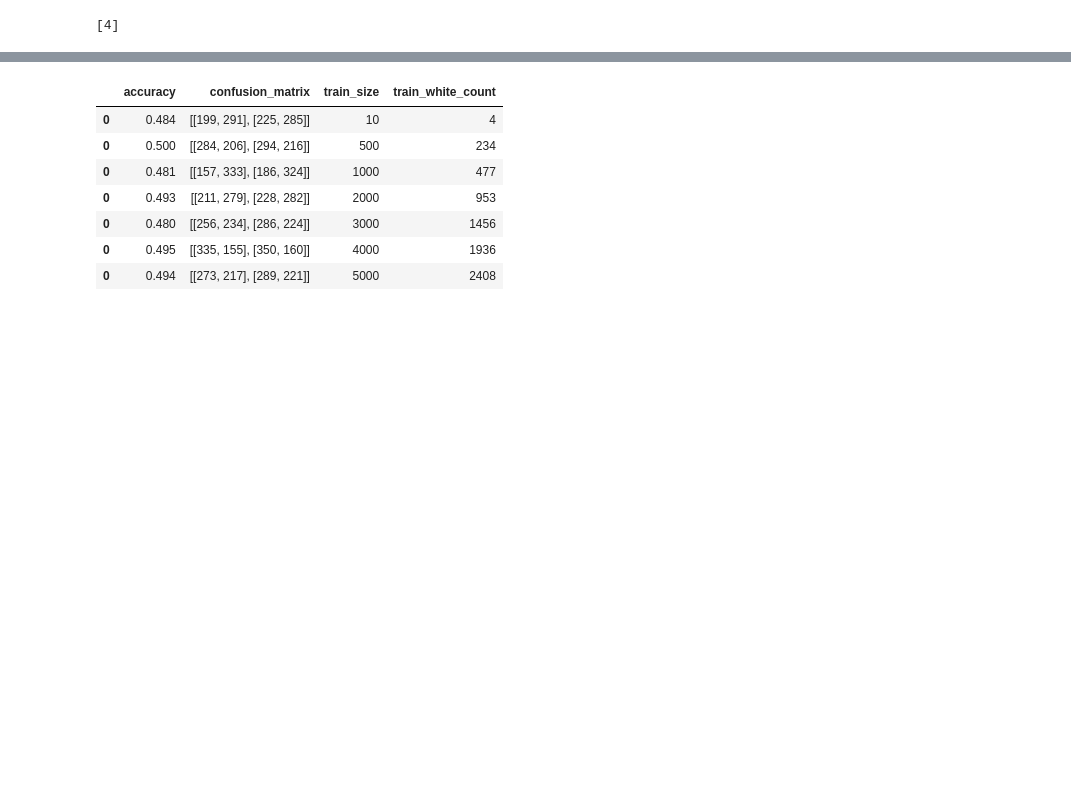
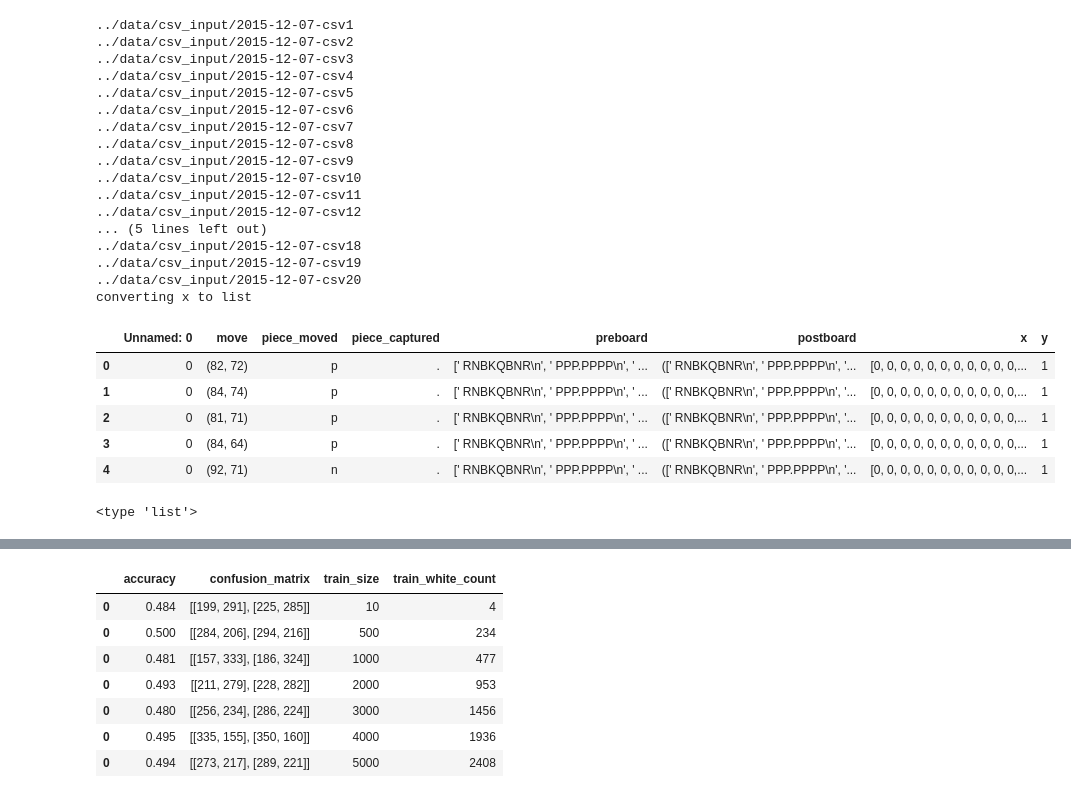
Before and after one commit to Kkevsterrr/cicile-engine, a Jupyter notebook: parse_scripts/2015-12-05-pybrain.ipynb, the cells around one changed output, grey strips where cells are left out. Saved outputs shown, nothing was run; the diff lists cells and outputs as text; code cells hidden in the pictures; blank space fills up the shorter version.

Commit message:
csv read/write for improved dataset performance

```diff
--- a/parse_scripts/2015-12-05-pybrain.ipynb
+++ b/parse_scripts/2015-12-05-pybrain.ipynb
@@ -20,12 +12,53 @@ with open("../data/2015-12-01-fen_sample") as f:
-# %%
-df = fen2mlinput(content[:1000])
+# %%
+#most important part
+def fries_ready():
+    os.system('say your fries are done')
+
+#returns dataframe with certain columns converted back to lists/integers
+def unpickle_csv(filename_prefix='../data/csv_input/2015-12-07-csv', filename_suffix_range=range(1,21), debug=True):
+    #read in csv
+    df = pd.DataFrame()
+    for i in filename_suffix_range:
+        if debug: print(filename_prefix + str(i))
+        df = df.append(pd.read_csv(filename_prefix + str(i)))
+
+    #clean columns
+    df['y'] = df['y'].astype(int)
+    if debug: print("converting x to list")
+    df['x'] = df['x'] = df.loc[:, 'x'].apply(lambda x: [1 if '1' == a else 0 for a in x.split(', ')])
+    length = df.shape[0]
+    df = df.set_index([range(0,length)])
+    return df;
+
+df = unpickle_csv('../data/csv_input/2015-12-07-csv', range(1,21))
+fries_ready()
+df.head()
+# %% [output]
+../data/csv_input/2015-12-07-csv1
+../data/csv_input/2015-12-07-csv2
+../data/csv_input/2015-12-07-csv3
+../data/csv_input/2015-12-07-csv4
+../data/csv_input/2015-12-07-csv5
+../data/csv_input/2015-12-07-csv6
+../data/csv_input/2015-12-07-csv7
+../data/csv_input/2015-12-07-csv8
+../data/csv_input/2015-12-07-csv9
+../data/csv_input/2015-12-07-csv10
+../data/csv_input/2015-12-07-csv11
+../data/csv_input/2015-12-07-csv12
+... (5 lines left out)
+../data/csv_input/2015-12-07-csv18
+../data/csv_input/2015-12-07-csv19
+../data/csv_input/2015-12-07-csv20
+converting x to list
+|  | Unnamed: 0 | move | piece_moved | piece_captured | preboard | postboard | x | y |
+| 0 | 0 | (82, 72) | p | . | [' RNBKQBNR\n', ' PPP.PPPP\n', ' ... | ([' RNBKQBNR\n', ' PPP.PPPP\n', '... | [0, 0, 0, 0, 0, 0, 0, 0, 0, 0, 0,... | 1 |
+| 1 | 0 | (84, 74) | p | . | [' RNBKQBNR\n', ' PPP.PPPP\n', ' ... | ([' RNBKQBNR\n', ' PPP.PPPP\n', '... | [0, 0, 0, 0, 0, 0, 0, 0, 0, 0, 0,... | 1 |
+| 2 | 0 | (81, 71) | p | . | [' RNBKQBNR\n', ' PPP.PPPP\n', ' ... | ([' RNBKQBNR\n', ' PPP.PPPP\n', '... | [0, 0, 0, 0, 0, 0, 0, 0, 0, 0, 0,... | 1 |
+| 3 | 0 | (84, 64) | p | . | [' RNBKQBNR\n', ' PPP.PPPP\n', ' ... | ([' RNBKQBNR\n', ' PPP.PPPP\n', '... | [0, 0, 0, 0, 0, 0, 0, 0, 0, 0, 0,... | 1 |
+| 4 | 0 | (92, 71) | n | . | [' RNBKQBNR\n', ' PPP.PPPP\n', ' ... | ([' RNBKQBNR\n', ' PPP.PPPP\n', '... | [0, 0, 0, 0, 0, 0, 0, 0, 0, 0, 0,... | 1 |
 # %%
-length = df.shape[0]
-df = df.set_index([range(0,length)])
 #shuffle
 df = df.reindex(np.random.permutation(df.index))
+# %% [output]
+<type 'list'>
-# %%
-a = [1,2,3,4]
-a[-1:]
-# %% [output]
-[4]
```
Also changed, not shown: parts of 5 cells of this notebook, 3 other files.
